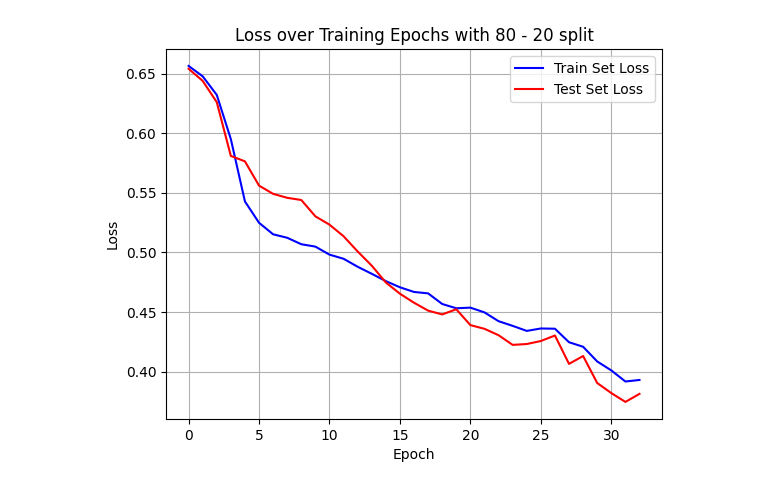
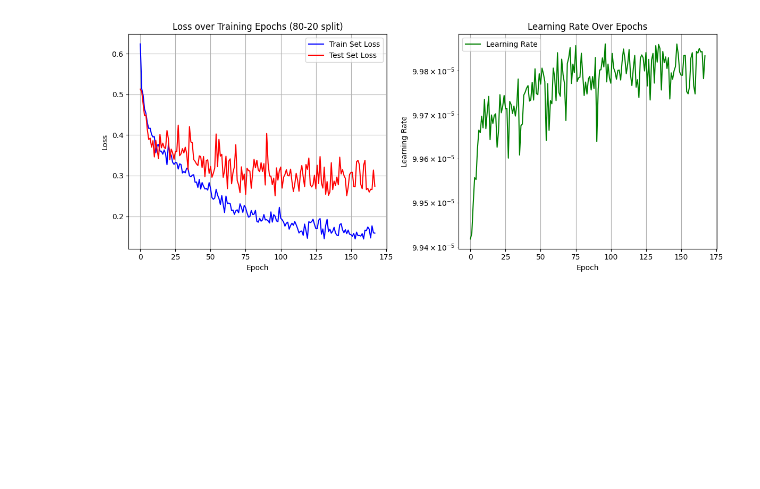
Before and after one commit to iceplant/ml_for_mol_sim, a Jupyter notebook: dida_interview/analysis.ipynb, the cells around one changed output. Saved outputs shown, nothing was run; the diff lists cells and outputs as text; code cells hidden in the pictures; blank space fills up the shorter version.

```diff
--- a/dida_interview/analysis.ipynb
+++ b/dida_interview/analysis.ipynb
@@ -330,16 +472,31 @@ Epoch [12/2000], Train Loss: 0.3369, Test Loss: 0.3721, Learning Rate: 0.0001
 # %%
 torch.save(model, "dida_model.pth")
-# %%
-plt.plot(train_losses, color='b', label="Train Set Loss")
-plt.plot(test_losses, color='r', label="Test Set Loss")
-plt.title(f'Loss over Training Epochs with {round(TRAIN_FRACTION*100)} - {round((1 - TRAIN_FRACTION)*100)} split')
-plt.xlabel('Epoch')
-plt.ylabel('Loss')
-plt.grid(True)
-plt.legend()
-plt.show()
-# %% [output]
-[figure, removed]
+# %%
+fig, axs = plt.subplots(1, 2, figsize=(12, 5))
+
+# Plot the loss curves
+axs[0].plot(train_losses, color='b', label="Train Set Loss")
+axs[0].plot(test_losses, color='r', label="Test Set Loss")
+axs[0].set_title(f'Loss over Training Epochs ({round(TRAIN_FRACTION*100)}-{round((1 - TRAIN_FRACTION)*100)} split)')
+axs[0].set_xlabel('Epoch')
+axs[0].set_ylabel('Loss')
+axs[0].grid(True)
+axs[0].legend()
+
+# Plot the learning rate history
+axs[1].plot(lr_history, color='g', label="Learning Rate")
+axs[1].set_title('Learning Rate Over Epochs')
+axs[1].set_xlabel('Epoch')
+axs[1].set_ylabel('Learning Rate')
+axs[1].grid(True)
+axs[1].set_yscale('log')
+axs[1].legend()
+
+# Adjust layout and show the plots
+plt.tight_layout()
+plt.show()
+# %% [output]
+[figure, added]
 # %%
 # Check dataset loading and model output
 for images, labels in test_dataloader:
```
Also changed, not shown: parts of 11 cells of this notebook, 1 other file.
